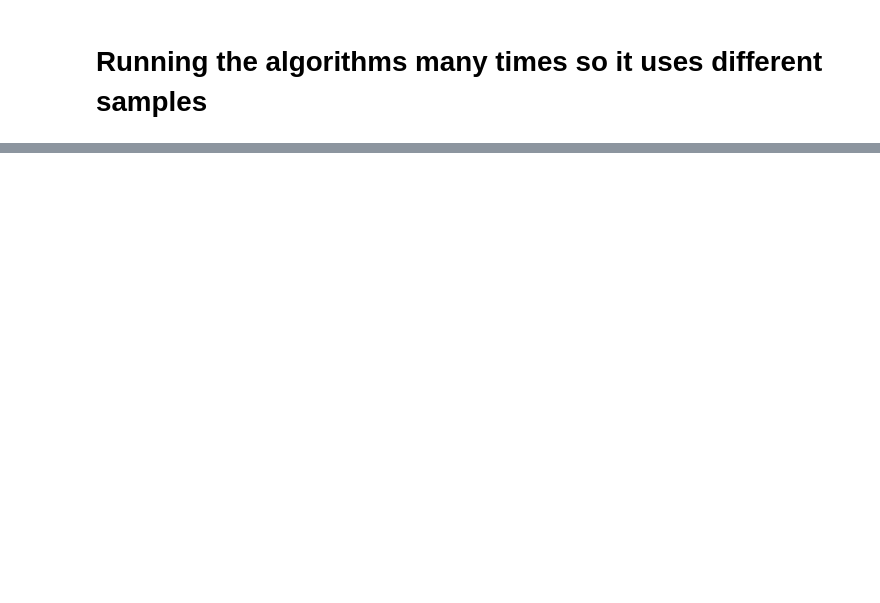
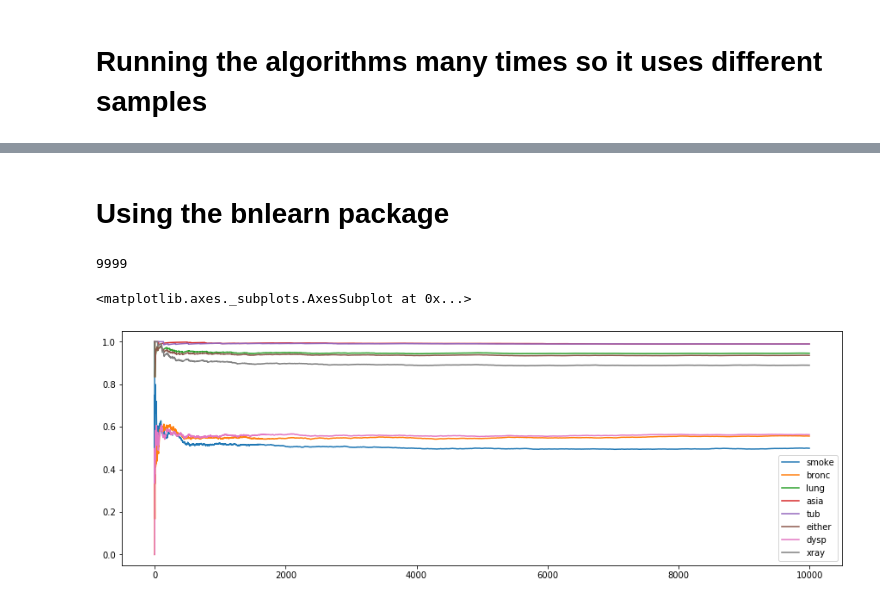
Before and after one commit to Jia-Pan/BN, a Jupyter notebook: BN_v1.ipynb, the cells around one changed output, grey strips where cells are left out. Saved outputs shown, nothing was run; the diff lists cells and outputs as text; code cells hidden in the pictures; blank space fills up the shorter version.

```diff
--- a/BN_v1.ipynb
+++ b/BN_v1.ipynb
@@ -53,0 +106,30 @@ gen = gibbs.generate_sample(size=2)
+# %% [markdown]
+# Using the bnlearn package
+# %%
+DAG = bnlearn.import_DAG('asia.bif', verbose=0) # read file
+
+df = bnlearn.sampling(DAG, n=10000, verbose=0) # get samples
+
+df_prob = pd.DataFrame(columns = df.columns) # dataframe for the probabilities
+
+for i in range(len(df.index)): # for every sample
+    print(i, end='\r')
+    if i > 0:
+        tmp = [] # lsit with probabilties of each node for this iteration
+
+        for j in range(len(df.columns)): # for every node
+            col = df.columns[j]
+
+            tmp_df = df[:i][col] # get the samples, until this one
+            try:
+                c = tmp_df.value_counts(normalize=True).loc[1] # get value for 'yes'
+            except:
+                c = 0.0 # 0 if probability for 'yes' does not exist
+            tmp.append(c)
+        df_prob.loc[len(df_prob)] = tmp
+
+df_prob.plot(figsize=(15,5))
+# %% [output]
+9999
+<matplotlib.axes._subplots.AxesSubplot at 0x...>
+[figure, added]
```
Also changed, not shown: parts of 11 cells of this notebook, 1 other file.
